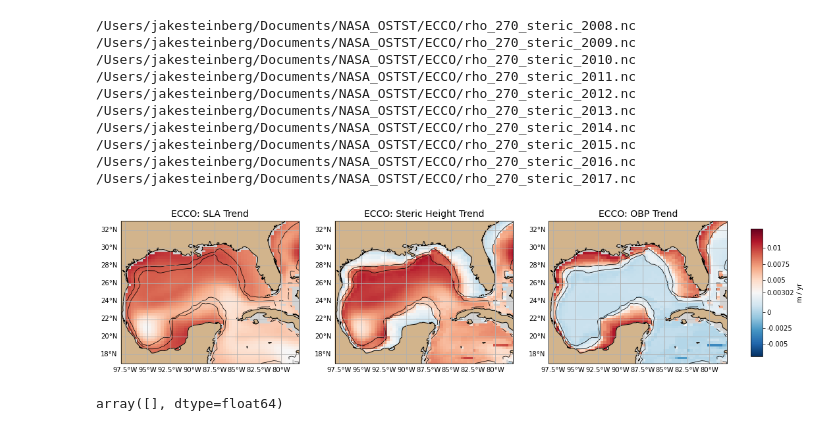
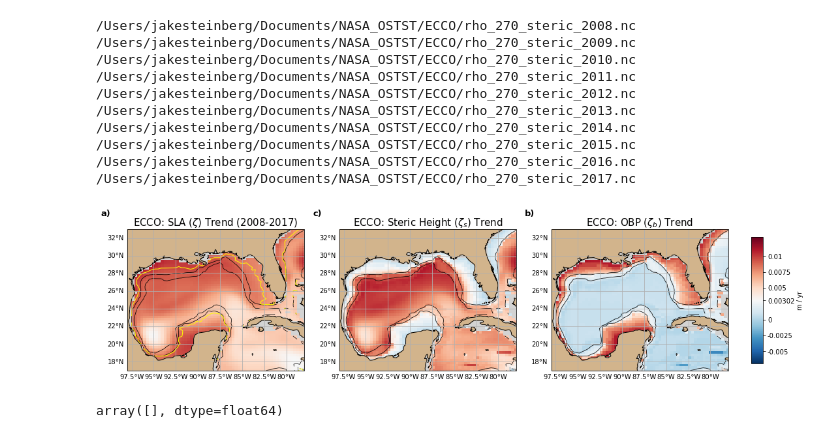
Before and after one commit to jakesteinberg/nasa_ostst, a Jupyter notebook: landerer.ipynb, the cells around one changed output. Saved outputs shown, nothing was run; the diff lists cells and outputs as text; code cells hidden in the pictures.

```diff
--- a/landerer.ipynb
+++ b/landerer.ipynb
@@ -153,47 +154,55 @@ ocean_mask = np.ceil(ecco_monthly_ds.hFacC[0])
 ocean_mask = ocean_mask.where(ocean_mask==1, np.nan)
 
 f, (ax,ax3,ax2) = plt.subplots(1,3,figsize=(16.5,4.5), subplot_kw={'projection':ccrs.PlateCarree(central_longitude=0)})
+
+skill = 1 - ((rho0*g*ssh_anom.isel(tile=tile_num) - obp_anom.isel(tile=tile_num)).var(dim='time')) / \
+             ((rho0*g*ssh_anom.isel(tile=tile_num)).var(dim='time'))
+
 pes = pssh.polyfit_coefficients.sel(tile=tile_num,degree=1).data*1e9*60*60*24*365
 cc = ax.pcolor(lons, lats, pes*ocean_mask.sel(tile=tile_num), transform=ccrs.PlateCarree(),cmap=colMap,vmin=cmin,vmax=cmax);
 ax.contour(lons, lats, dep.isel(tile=tile_num), [150], linewidths=0.75, colors='k', transform=ccrs.PlateCarree())
 ax.contour(lons, lats, dep.isel(tile=tile_num), [1000], linewidths=0.75, colors='k', transform=ccrs.PlateCarree())
+ax.contour(lons, lats, skill, [0.65], linewidths=1, colors='#ffff00', transform=ccrs.PlateCarree())
 ax.add_feature(cartopy.feature.LAND, color='#D2B48C',zorder=1); ax.coastlines()
 gl = ax.gridlines(draw_labels=True); gl.xlabels_top = False; gl.ylabels_right = False;
 ax.set_xlim([lon_w, lon_e]); ax.set_ylim([lat_s, lat_n])
 ax.set_facecolor('#D3D3D3')
 # ax.set_xticks([-95,-90,-85,-80])
 ax.grid();
-ax.set_title('ECCO: SLA Trend',fontsize=14)
+ax.set_title(r'ECCO: SLA ($\zeta$) Trend (2008-2017)',fontsize=15)
 ax.set_xlabel('Longitude',fontsize=14)
 ax.set_ylabel('Latitude',fontsize=14)
 
 cc = ax2.pcolor(lons, lats, pobp.polyfit_coefficients.sel(tile=tile_num,degree=1)*1e9*60*60*24*365/g/rho0, transform=ccrs.PlateCarree(),cmap=colMap,vmin=cmin,vmax=cmax);
 ax2.contour(lons, lats, dep.isel(tile=tile_num), [150], linewidths=0.75, colors='k', transform=ccrs.PlateCarree())
 ax2.contour(lons, lats, dep.isel(tile=tile_num), [1000], linewidths=0.75, colors='k', transform=ccrs.PlateCarree())
 ax2.add_feature(cartopy.feature.LAND, color='#D2B48C',zorder=1); ax2.coastlines()
 gl = ax2.gridlines(draw_labels=True); gl.xlabels_top = False; gl.ylabels_right = False;
 ax2.set_xlim([lon_w, lon_e]); ax2.set_ylim([lat_s, lat_n])
 ax2.set_facecolor('#D3D3D3')
 ax2.grid();
-ax2.set_title('ECCO: OBP Trend',fontsize=14)
+ax2.set_title(r'ECCO: OBP ($\zeta_b$) Trend',fontsize=15)
 
 pes = pster.polyfit_coefficients.sel(degree=1)*1e9*60*60*24*365/g/rho0
 cc = ax3.pcolor(lons, lats, pes*ocean_mask.sel(tile=tile_num), transform=ccrs.PlateCarree(),cmap=colMap,vmin=cmin,vmax=cmax);
 ax3.contour(lons, lats, dep.isel(tile=tile_num), [150], linewidths=0.75, colors='k', transform=ccrs.PlateCarree())
 ax3.contour(lons, lats, dep.isel(tile=tile_num), [1000], linewidths=0.75, colors='k', transform=ccrs.PlateCarree())
 ax3.add_feature(cartopy.feature.LAND, color='#D2B48C',zorder=1); ax3.coastlines()
 gl = ax3.gridlines(draw_labels=True); gl.xlabels_top = False; gl.ylabels_right = False;
 ax3.set_xlim([lon_w, lon_e]); ax3.set_ylim([lat_s, lat_n])
 ax3.set_facecolor('#D3D3D3')
 ax3.grid();
-ax3.set_title('ECCO: Steric Height Trend',fontsize=14)
+ax3.set_title(r'ECCO: Steric Height ($\zeta_s$) Trend',fontsize=15)
 
 cbpos = [0.93, 0.2, 0.015, 0.6]; cax = f.add_axes(cbpos);
 cb = f.colorbar(cc, cax=cax, orientation='vertical', extend='neither', label='m / yr', ticks=[-0.005,-0.0025,0,0.003018,0.005,0.0075,0.01])
 cb.set_ticklabels(['-0.005','-0.0025','0','0.00302','0.005','0.0075','0.01'])
-# f.savefig('/Users/jakesteinberg/Documents/NASA_OSTST/manuscript/figures/ecco_ssh_obp_ster_scb.jpg', dpi=250)
+ax.text(lon_w-3,lat_n+1.5,'a)',fontsize=13,fontweight='bold')
+ax2.text(lon_w-3,lat_n+1.5,'b)',fontsize=13,fontweight='bold')
+ax3.text(lon_w-3,lat_n+1.5,'c)',fontsize=13,fontweight='bold')
+f.savefig('/Users/jakesteinberg/Documents/NASA_OSTST/manuscript/figures/ecco_ssh_obp_ster_scb.jpg', dpi=250)
 # %% [output]
-[figure, old version]
+[figure, new version]
 # %%
 pes = pssh.polyfit_coefficients.sel(tile=tile_num,degree=1).data*1e9*60*60*24*365
 pes[np.where(pes < -0.0026)] = np.nan
```
Also changed, not shown: parts of 6 cells of this notebook, 2 other files.
